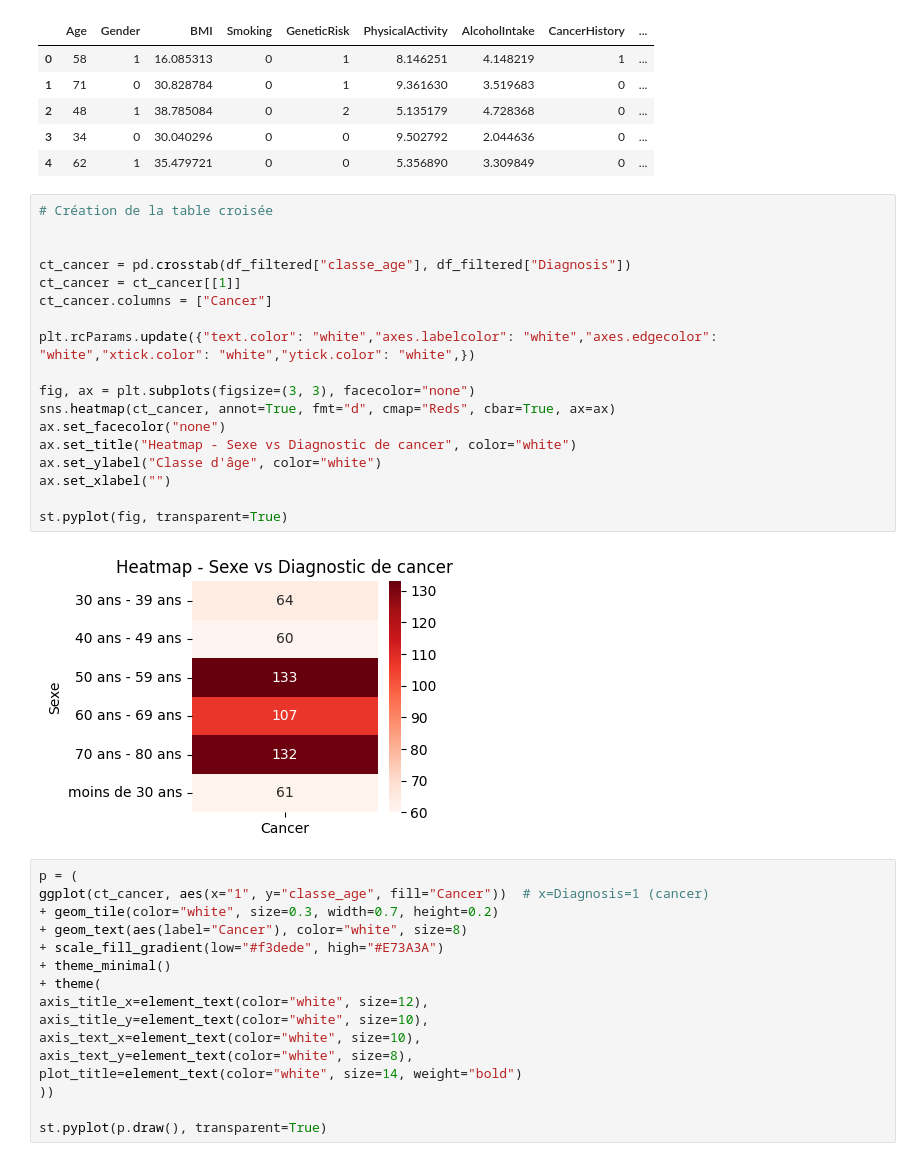
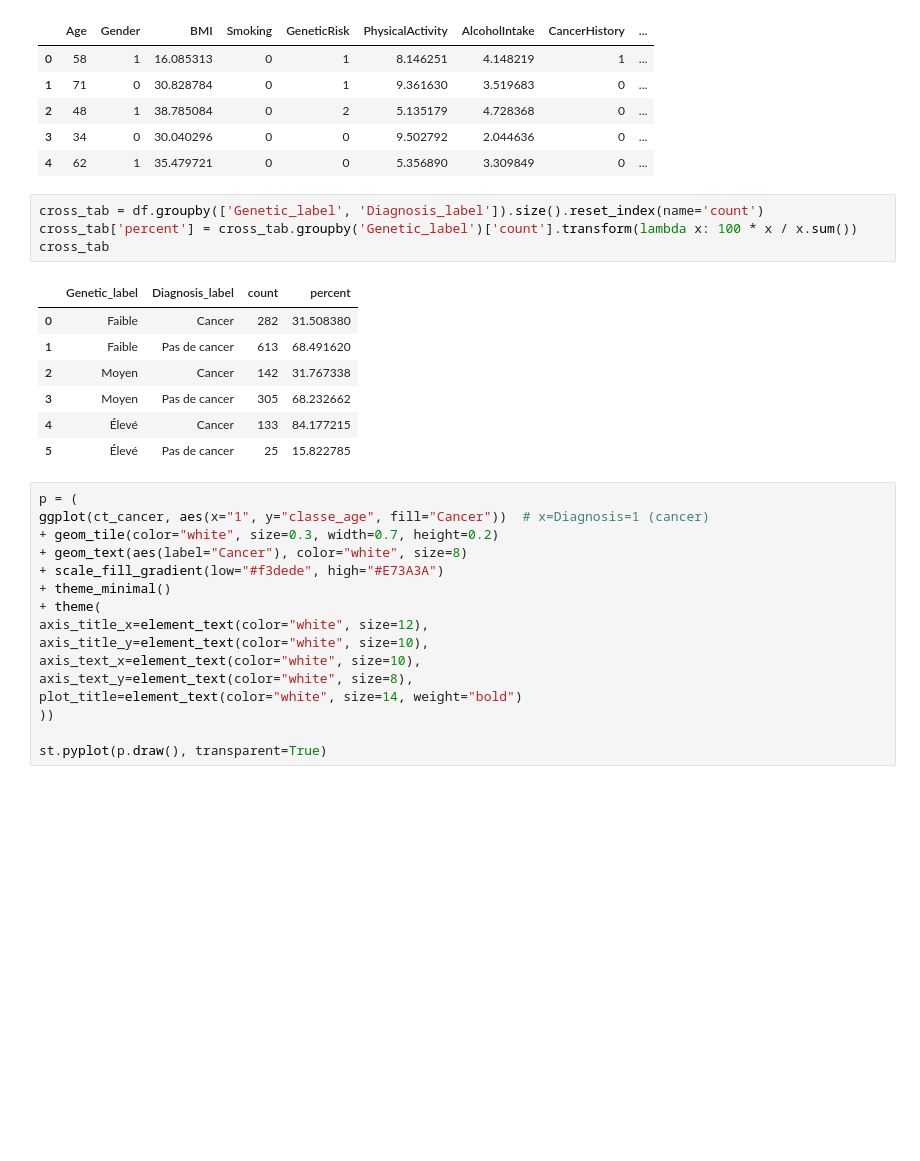
Before and after one commit to JOREL531/dashboard, a Jupyter notebook: code.ipynb, the cells around one changed output. Saved outputs shown, nothing was run; the diff lists cells and outputs as text; blank space fills up the shorter version.

```diff
--- a/code.ipynb
+++ b/code.ipynb
@@ -46,25 +46,17 @@ df.head()
 | 3 | 34 | 0 | 30.040296 | 0 | 0 | 9.502792 | 2.044636 | 0 | ... |
 | 4 | 62 | 1 | 35.479721 | 0 | 0 | 5.356890 | 3.309849 | 0 | ... |
 # %%
-# Création de la table croisée
-
-
-ct_cancer = pd.crosstab(df_filtered["classe_age"], df_filtered["Diagnosis"])
-ct_cancer = ct_cancer[[1]]
-ct_cancer.columns = ["Cancer"]
-
-plt.rcParams.update({"text.color": "white","axes.labelcolor": "white","axes.edgecolor": "white","xtick.color": "white","ytick.color": "white",})
-
-fig, ax = plt.subplots(figsize=(3, 3), facecolor="none")
-sns.heatmap(ct_cancer, annot=True, fmt="d", cmap="Reds", cbar=True, ax=ax)
-ax.set_facecolor("none")
-ax.set_title("Heatmap - Sexe vs Diagnostic de cancer", color="white")
-ax.set_ylabel("Classe d'âge", color="white")
-ax.set_xlabel("")
-
-st.pyplot(fig, transparent=True)
+cross_tab = df.groupby(['Genetic_label', 'Diagnosis_label']).size().reset_index(name='count')
+cross_tab['percent'] = cross_tab.groupby('Genetic_label')['count'].transform(lambda x: 100 * x / x.sum())
+cross_tab
 # %% [output]
-[figure, removed]
+|  | Genetic_label | Diagnosis_label | count | percent |
+| 0 | Faible | Cancer | 282 | 31.508380 |
+| 1 | Faible | Pas de cancer | 613 | 68.491620 |
+| 2 | Moyen | Cancer | 142 | 31.767338 |
+| 3 | Moyen | Pas de cancer | 305 | 68.232662 |
+| 4 | Élevé | Cancer | 133 | 84.177215 |
+| 5 | Élevé | Pas de cancer | 25 | 15.822785 |
 # %%
 p = (
 ggplot(ct_cancer, aes(x="1", y="classe_age", fill="Cancer"))  # x=Diagnosis=1 (cancer)
```
Also changed, not shown: 2 other files.
